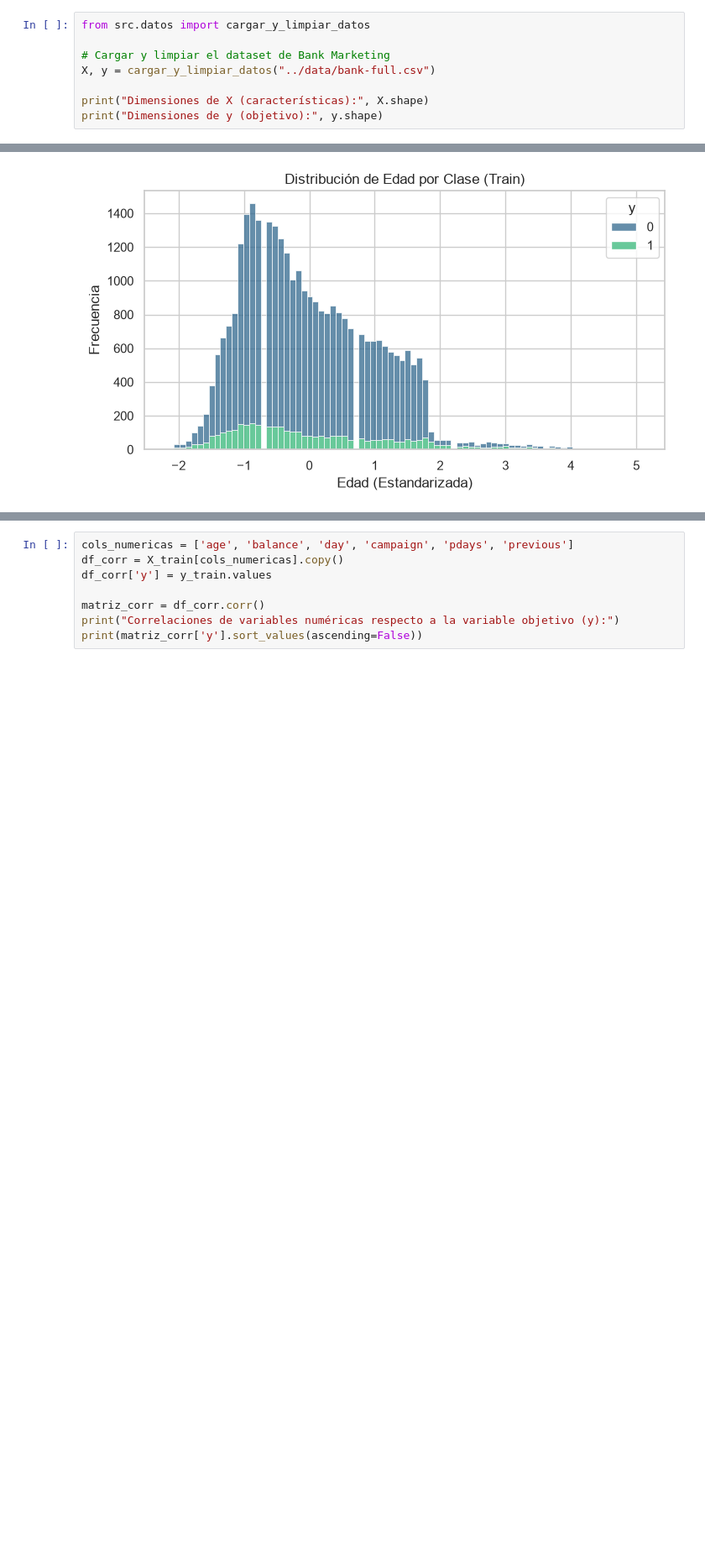
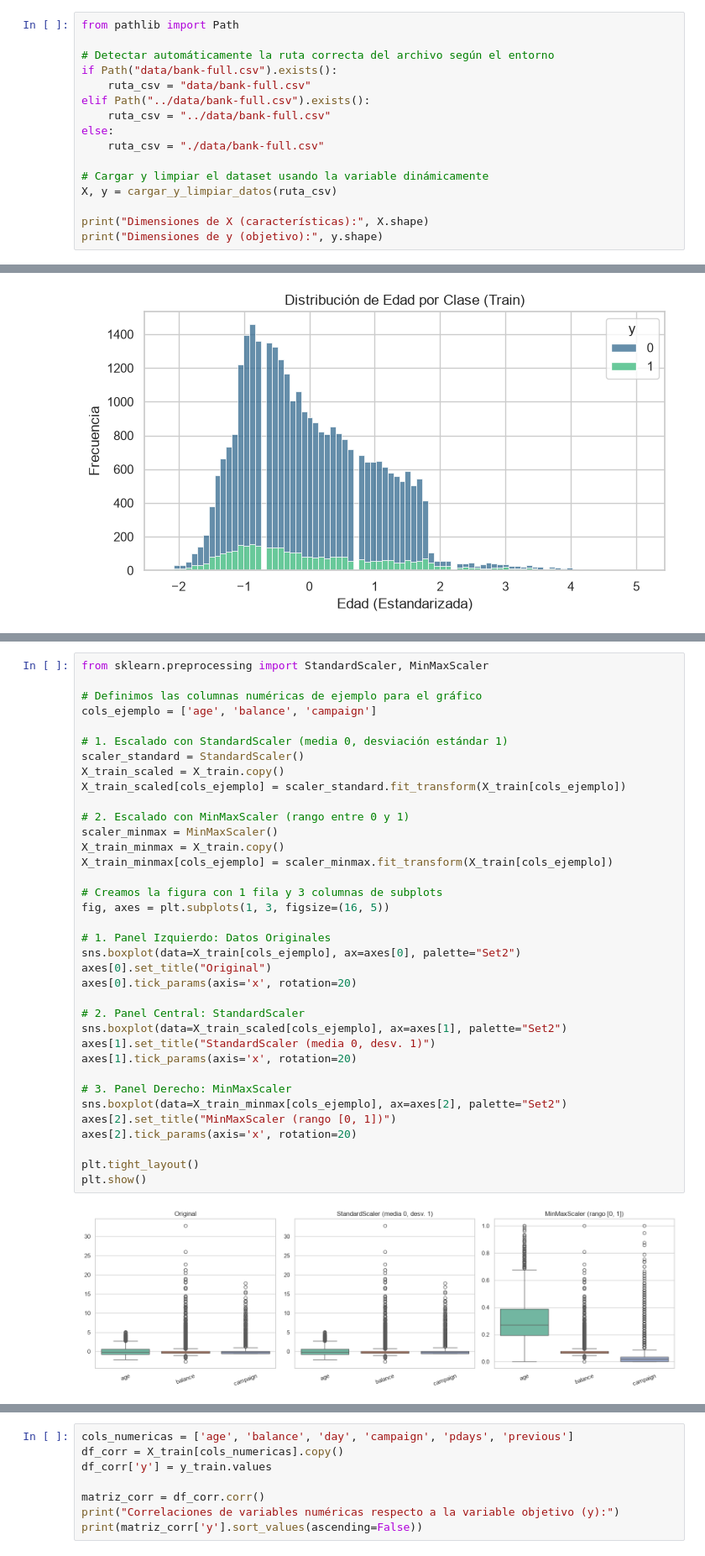
Before and after one commit to luislizanoremigio7/proyecto_grupo04, a Jupyter notebook: notebooks/02_exploracion.ipynb, the cells around one changed output, grey strips where cells are left out. Shown at 84% size. Drawn from its saved outputs; the diff is of its cells as text; blank space fills up the shorter version.

Commit message:
Actualizar notebook y conjuntos de datos procesados

```diff
--- a/notebooks/02_exploracion.ipynb
+++ b/notebooks/02_exploracion.ipynb
@@ -17,8 +26,16 @@ Entorno cargado correctamente.
 # %%
-from src.datos import cargar_y_limpiar_datos
+from pathlib import Path
 
-# Cargar y limpiar el dataset de Bank Marketing
-X, y = cargar_y_limpiar_datos("../data/bank-full.csv")
+# Detectar automáticamente la ruta correcta del archivo según el entorno
+if Path("data/bank-full.csv").exists():
+    ruta_csv = "data/bank-full.csv"
+elif Path("../data/bank-full.csv").exists():
+    ruta_csv = "../data/bank-full.csv"
+else:
+    ruta_csv = "./data/bank-full.csv"
+
+# Cargar y limpiar el dataset usando la variable dinámicamente
+X, y = cargar_y_limpiar_datos(ruta_csv)
 
 print("Dimensiones de X (características):", X.shape)
 print("Dimensiones de y (objetivo):", y.shape)
@@ -79,0 +106,38 @@ plt.show()
+# %%
+from sklearn.preprocessing import StandardScaler, MinMaxScaler
+
+# Definimos las columnas numéricas de ejemplo para el gráfico
+cols_ejemplo = ['age', 'balance', 'campaign']
+
+# 1. Escalado con StandardScaler (media 0, desviación estándar 1)
+scaler_standard = StandardScaler()
+X_train_scaled = X_train.copy()
+X_train_scaled[cols_ejemplo] = scaler_standard.fit_transform(X_train[cols_ejemplo])
+
+# 2. Escalado con MinMaxScaler (rango entre 0 y 1)
+scaler_minmax = MinMaxScaler()
+X_train_minmax = X_train.copy()
+X_train_minmax[cols_ejemplo] = scaler_minmax.fit_transform(X_train[cols_ejemplo])
+
+# Creamos la figura con 1 fila y 3 columnas de subplots
+fig, axes = plt.subplots(1, 3, figsize=(16, 5))
+
+# 1. Panel Izquierdo: Datos Originales
+sns.boxplot(data=X_train[cols_ejemplo], ax=axes[0], palette="Set2")
+axes[0].set_title("Original")
+axes[0].tick_params(axis='x', rotation=20)
+
+# 2. Panel Central: StandardScaler
+sns.boxplot(data=X_train_scaled[cols_ejemplo], ax=axes[1], palette="Set2")
+axes[1].set_title("StandardScaler (media 0, desv. 1)")
+axes[1].tick_params(axis='x', rotation=20)
+
+# 3. Panel Derecho: MinMaxScaler
+sns.boxplot(data=X_train_minmax[cols_ejemplo], ax=axes[2], palette="Set2")
+axes[2].set_title("MinMaxScaler (rango [0, 1])")
+axes[2].tick_params(axis='x', rotation=20)
+
+plt.tight_layout()
+plt.show()
+# %% [output]
+[figure, added]
```
Also changed, not shown: parts of 17 cells of this notebook, 6 other files.
